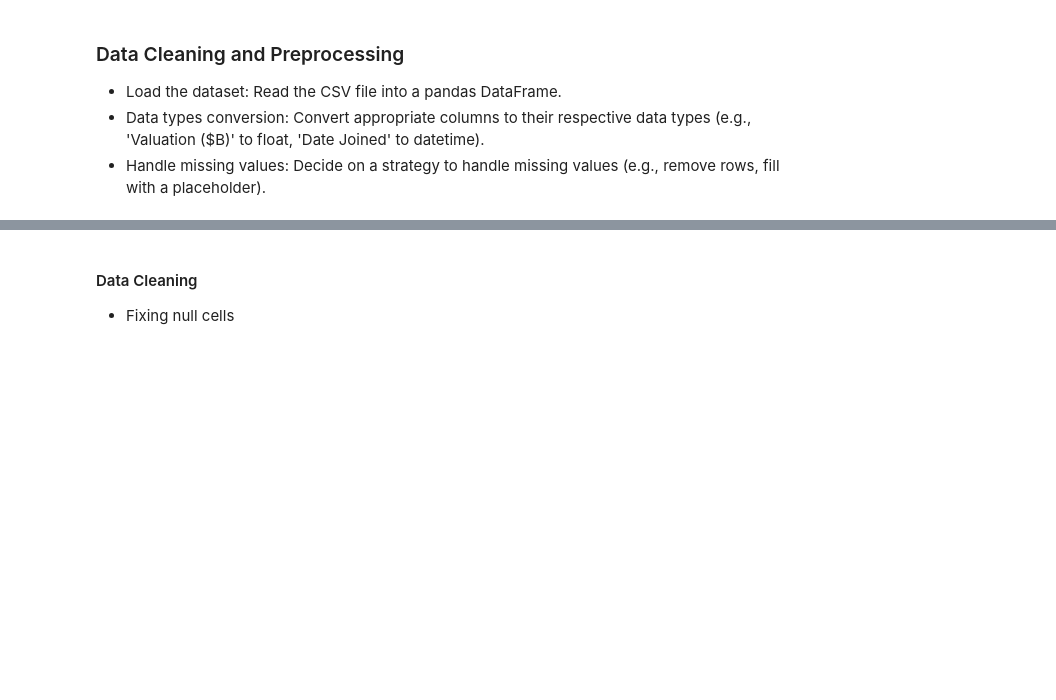
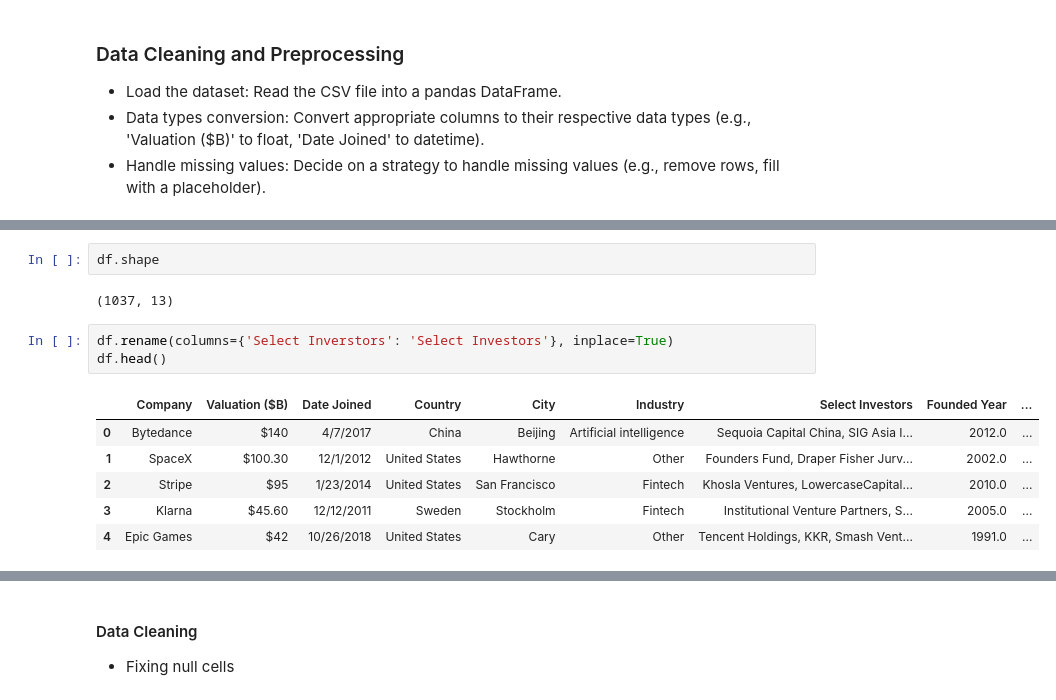
Before and after one commit to tasnimahmed11/dds_ai_residency, a Jupyter notebook: EDA/unicorn_companies_eda.ipynb, the cells around one changed output, grey strips where cells are left out. Drawn from its saved outputs; the diff is of its cells as text; blank space fills up the shorter version.

```diff
--- a/EDA/unicorn_companies_eda.ipynb
+++ b/EDA/unicorn_companies_eda.ipynb
@@ -11,0 +21,14 @@ df = pd.read_csv("Unicorn_Companies.csv")
+# %%
+df.shape
+# %% [output]
+(1037, 13)
+# %%
+df.rename(columns={'Select Inverstors': 'Select Investors'}, inplace=True)
+df.head()
+# %% [output]
+|  | Company | Valuation ($B) | Date Joined | Country | City | Industry | Select Investors | Founded Year | ... |
+| 0 | Bytedance | $140 | 4/7/2017 | China | Beijing | Artificial intelligence | Sequoia Capital China, SIG Asia I... | 2012.0 | ... |
+| 1 | SpaceX | $100.30 | 12/1/2012 | United States | Hawthorne | Other | Founders Fund, Draper Fisher Jurv... | 2002.0 | ... |
+| 2 | Stripe | $95 | 1/23/2014 | United States | San Francisco | Fintech | Khosla Ventures, LowercaseCapital... | 2010.0 | ... |
+| 3 | Klarna | $45.60 | 12/12/2011 | Sweden | Stockholm | Fintech | Institutional Venture Partners, S... | 2005.0 | ... |
+| 4 | Epic Games | $42 | 10/26/2018 | United States | Cary | Other | Tencent Holdings, KKR, Smash Vent... | 1991.0 | ... |
```
Also changed, not shown: parts of 46 cells of this notebook, 2 other files.
